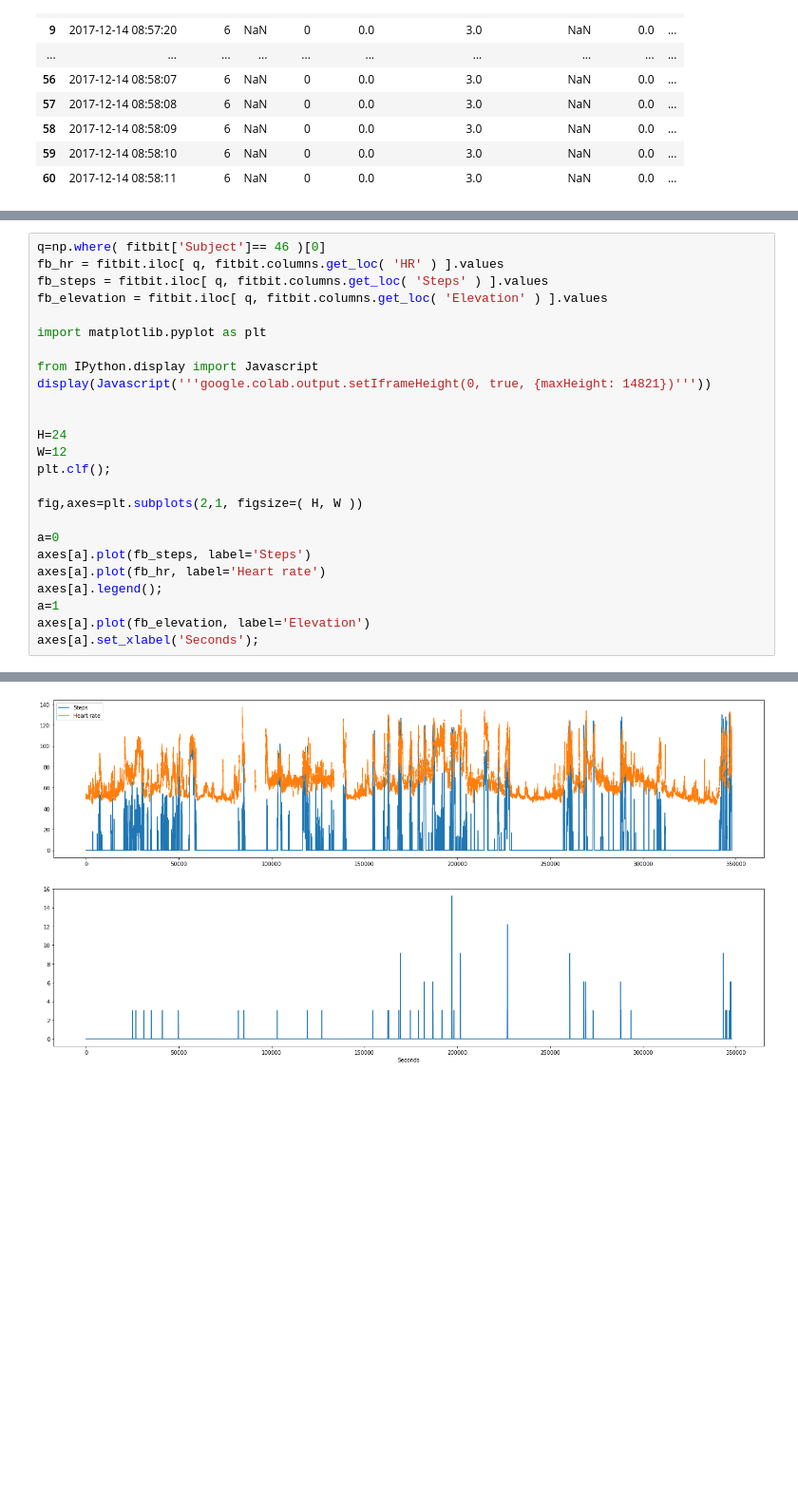
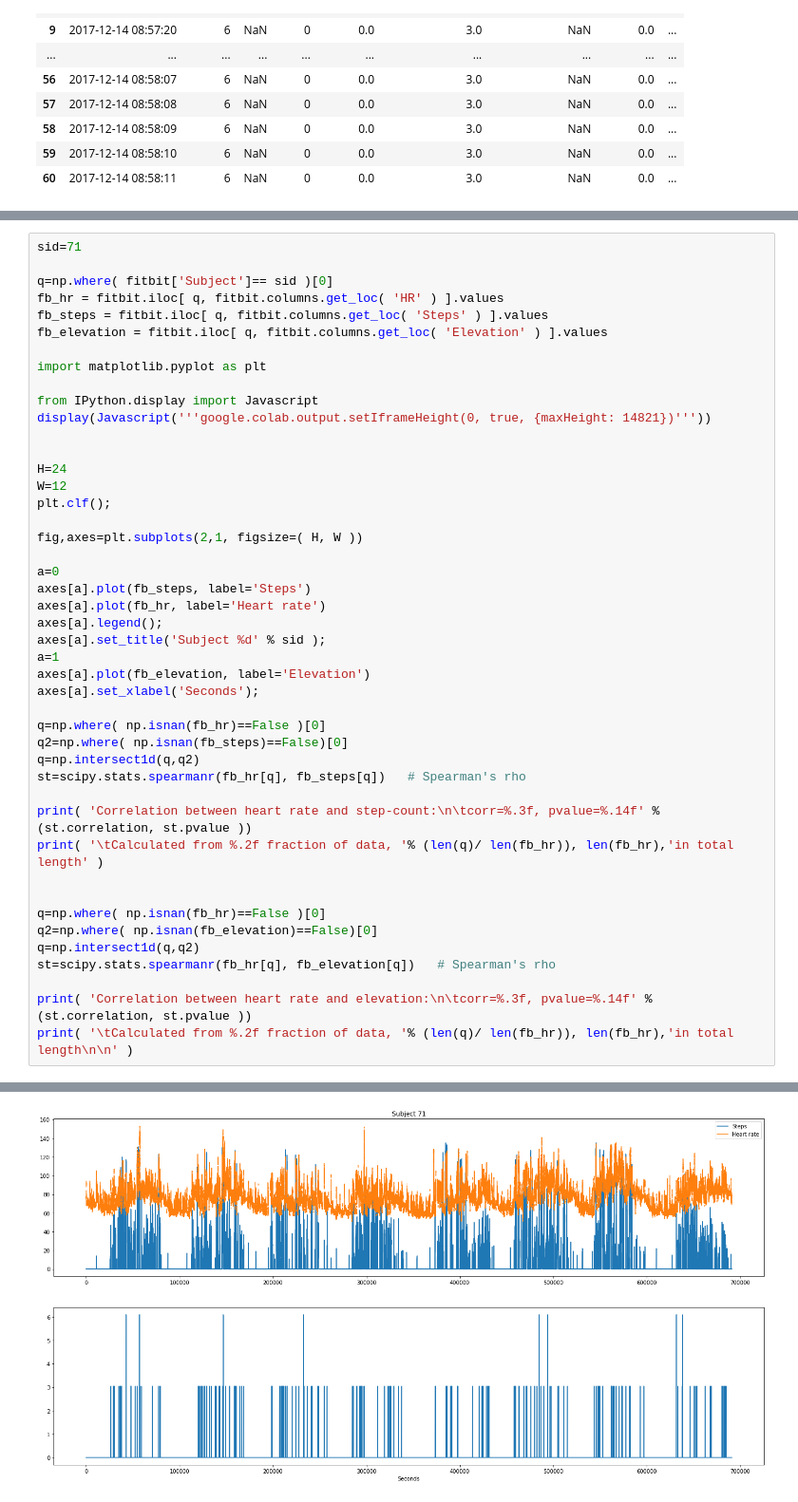
Before and after one commit to lisatwyw/data-gym, a Jupyter notebook: Fitbit.ipynb, the cells around one changed output, grey strips where cells are left out. Shown at 95% size. Saved outputs shown, nothing was run; the diff lists cells and outputs as text; blank space fills up the shorter version.

```diff
--- a/Fitbit.ipynb
+++ b/Fitbit.ipynb
@@ -118,5 +206,7 @@ axes[a].set_xlabel('Seconds');
 # %%
-q=np.where( fitbit['Subject']== 46 )[0]
+sid=71
+
+q=np.where( fitbit['Subject']== sid )[0]
 fb_hr = fitbit.iloc[ q, fitbit.columns.get_loc( 'HR' ) ].values
 fb_steps = fitbit.iloc[ q, fitbit.columns.get_loc( 'Steps' ) ].values
 fb_elevation = fitbit.iloc[ q, fitbit.columns.get_loc( 'Elevation' ) ].values
@@ -137,8 +227,26 @@ a=0
 axes[a].plot(fb_steps, label='Steps')
 axes[a].plot(fb_hr, label='Heart rate')
 axes[a].legend();
+axes[a].set_title('Subject %d' % sid );
 a=1
 axes[a].plot(fb_elevation, label='Elevation')
 axes[a].set_xlabel('Seconds');
+
+q=np.where( np.isnan(fb_hr)==False )[0]
+q2=np.where( np.isnan(fb_steps)==False)[0]
+q=np.intersect1d(q,q2)
+st=scipy.stats.spearmanr(fb_hr[q], fb_steps[q])   # Spearman's rho
+
+print( 'Correlation between heart rate and step-count:\n\tcorr=%.3f, pvalue=%.14f' %(st.correlation, st.pvalue ))
+print( '\tCalculated from %.2f fraction of data, '% (len(q)/ len(fb_hr)), len(fb_hr),'in total length' )
+
+
+q=np.where( np.isnan(fb_hr)==False )[0]
+q2=np.where( np.isnan(fb_elevation)==False)[0]
+q=np.intersect1d(q,q2)
+st=scipy.stats.spearmanr(fb_hr[q], fb_elevation[q])   # Spearman's rho
+
+print( 'Correlation between heart rate and elevation:\n\tcorr=%.3f, pvalue=%.14f' %(st.correlation, st.pvalue ))
+print( '\tCalculated from %.2f fraction of data, '% (len(q)/ len(fb_hr)), len(fb_hr),'in total length\n\n' )
 # %% [output]
 [interactive output not drawn]
@@ -146 +260 @@ axes[a].set_xlabel('Seconds');
-[figure, old version]
+[figure, new version]
```
Also changed, not shown: parts of 8 cells of this notebook.
